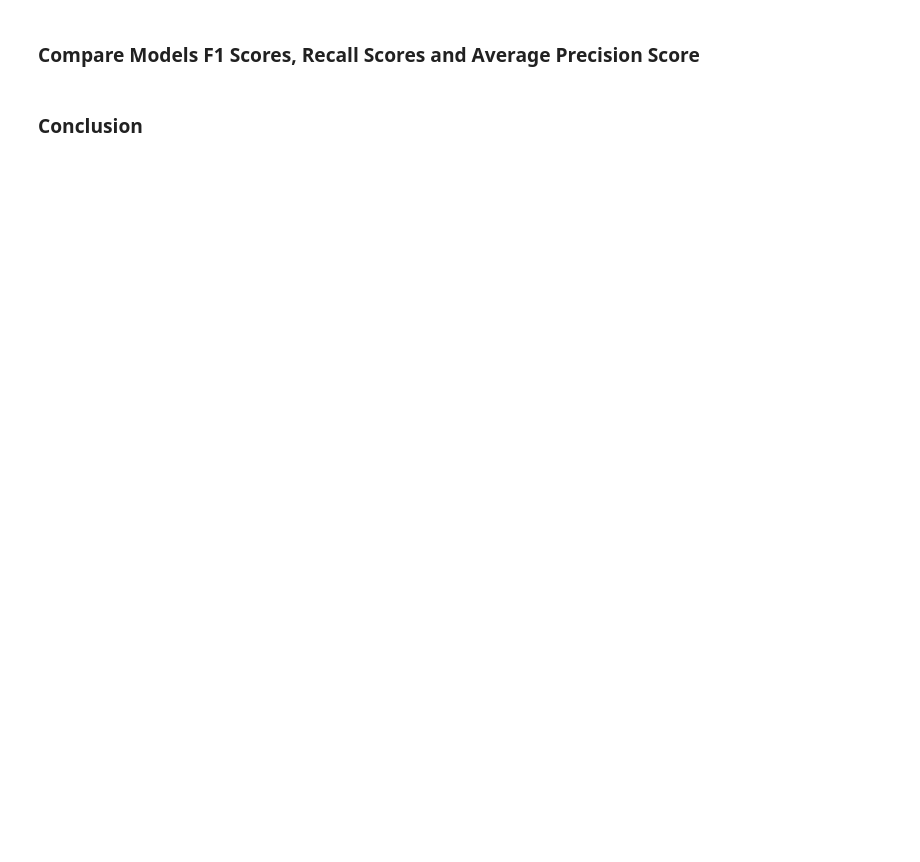
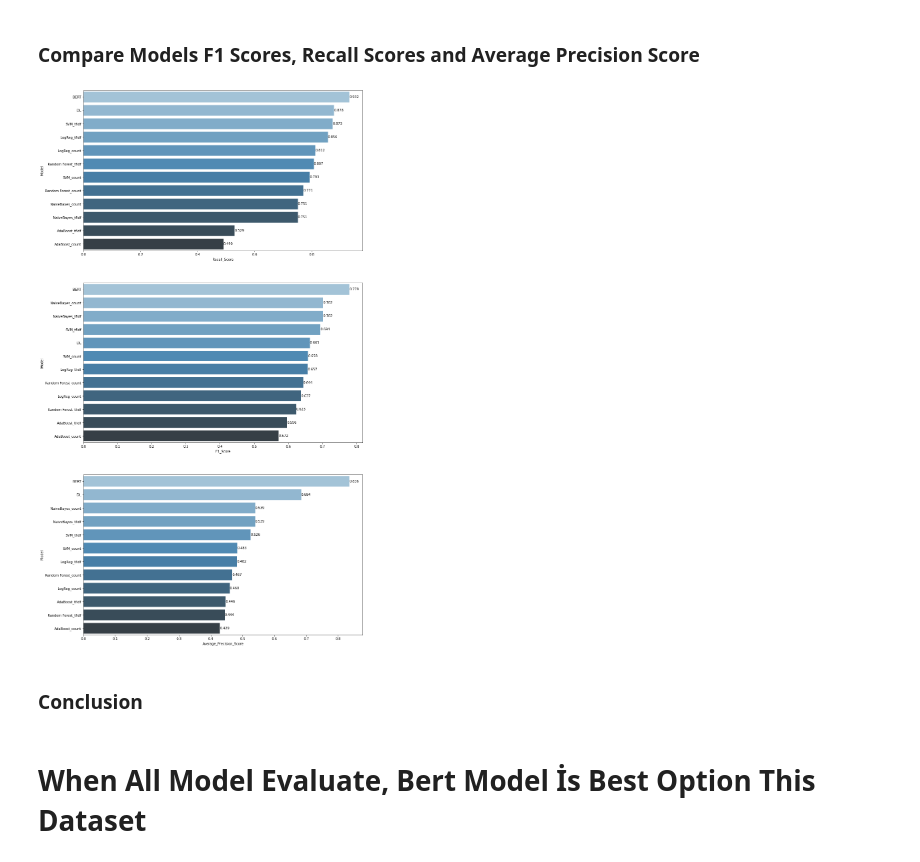
Before and after one commit to Furkan-Coskun/NLP, a Jupyter notebook: NLP_Sentiment_Analysis_Project.ipynb, the cells around one changed output. Cells and saved outputs as stored; diff of their text form; code cells hidden in the pictures; blank space fills up the shorter version.

```diff
--- a/NLP_Sentiment_Analysis_Project.ipynb
+++ b/NLP_Sentiment_Analysis_Project.ipynb
@@ -2052,2 +2143,4 @@ model3.summary()
 # %%
-model3.fit(train_ds, validation_data= val_ds, epochs=epochs)
+model3.fit(
+    train_ds, validation_data= val_ds,
+    epochs=epochs, class_weight=weights)
@@ -2054,2 +2153,7 @@ model3.fit(train_ds, validation_data= val_ds, epochs=epochs)
 # %% [markdown]
 ### Model evaluation
+# %%
+y_pred = model3.predict(val_ds) >= 0.5
+
+
+print(classification_report(y_test2, y_pred))
@@ -2055,0 +2185,3 @@ model3.fit(train_ds, validation_data= val_ds, epochs=epochs)
+# %%
+y_pred_proba = model3.predict(val_ds)
+average_precision_score(y_test2, y_pred_proba)
@@ -2056,7 +2191,51 @@ model3.fit(train_ds, validation_data= val_ds, epochs=epochs)
+# %%
+BERT_AP = average_precision_score(y_test2, y_pred_proba)
+BERT_f1 = f1_score(y_test2, y_pred)
+BERT_rec = recall_score(y_test2, y_pred)
 # %% [markdown]
 ### Compare Models F1 Scores, Recall Scores and Average Precision Score
+# %%
+compare = pd.DataFrame({"Model": ["NaiveBayes_count", "LogReg_count", "SVM_count", "Random Forest_count",
+                                  "AdaBoost_count", "NaiveBayes_tfidf", "LogReg_tfidf", "SVM_tfidf",
+                                  "Random Forest_tfidf", "AdaBoost_tfidf", "DL", "BERT",],
+
+                        "F1_Score": [nb_count_f1, log_count_f1, svc_count_f1,
+                                             rf_count_f1, ada_count_f1, nb_tfidf_f1, log_tfidf_f1,
+                                             svc_tfidf_f1, rf_tfidf_f1, ada_tfidf_f1, DL_f1, BERT_f1],
+
+                        "Recall_Score": [nb_count_rec, log_count_rec, svc_count_rec,
+                                                   rf_count_rec, ada_count_rec,
+                                                  nb_tfidf_rec, log_tfidf_rec, svc_tfidf_rec,
+                                                  rf_tfidf_rec, ada_tfidf_rec, DL_rec, BERT_rec],
+
+                        "Average_Precision_Score": [nb_count_AP, log_count_AP, svc_count_AP, rf_count_AP,
+                                                   ada_count_AP, nb_tfidf_AP, log_tfidf_AP, svc_tfidf_AP,
+                                                   rf_tfidf_AP, ada_tfidf_AP, DL_AP, BERT_AP]})
+
+
+plt.figure(figsize=(15,30))
+plt.subplot(311)
+compare = compare.sort_values(by="Recall_Score", ascending=False)
+ax=sns.barplot(x="Recall_Score", y="Model", data=compare, palette="Blues_d")
+ax.bar_label(ax.containers[0], fmt="%.3f")
+
+plt.subplot(312)
+compare = compare.sort_values(by="F1_Score", ascending=False)
+ax=sns.barplot(x="F1_Score", y="Model", data=compare, palette="Blues_d")
+ax.bar_label(ax.containers[0], fmt="%.3f")
+
+
+plt.subplot(313)
+compare = compare.sort_values(by="Average_Precision_Score", ascending=False)
+ax=sns.barplot(x="Average_Precision_Score", y="Model", data=compare, palette="Blues_d")
+ax.bar_label(ax.containers[0], fmt="%.3f")
+plt.show();
+# %% [output]
+[figure, added]
 # %% [markdown]
 ### Conclusion
+# %% [markdown]
+# When All Model Evaluate, Bert Model İs Best Option This Dataset
 # %% [markdown]
 ___
 
```
Also changed, not shown: parts of 39 cells of this notebook.
